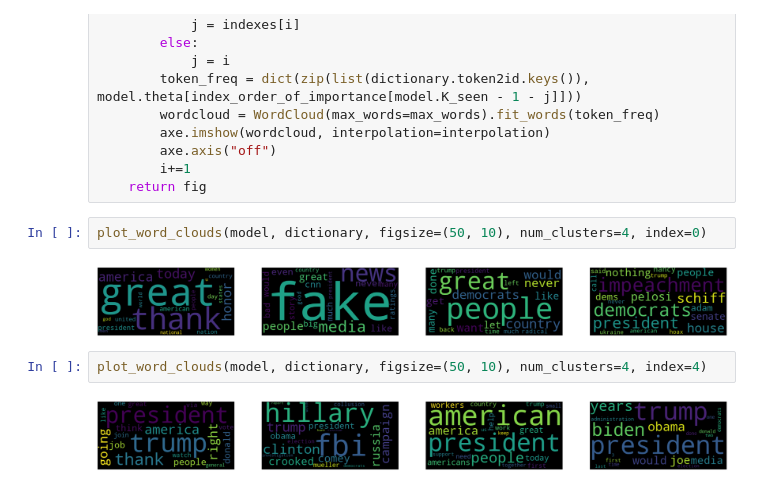
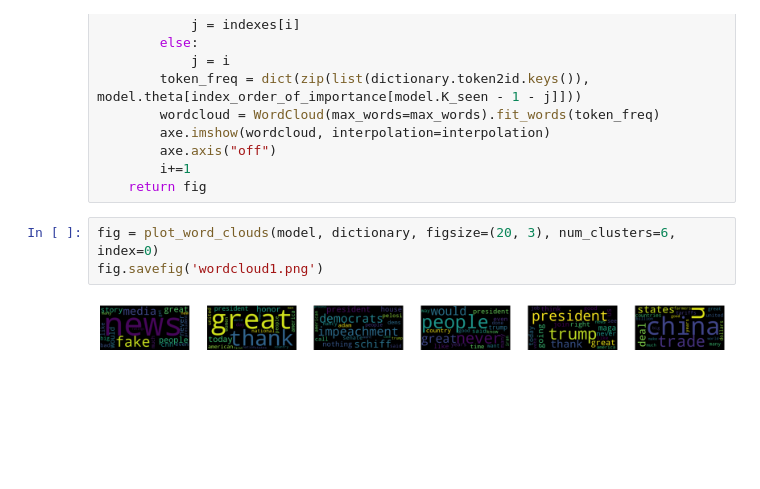
Before and after one commit to manuelgloeckler/manuelgloeckler.github.io, a Jupyter notebook: _notebooks/dirichlet_tweet_cluster.ipynb, the cells around one changed output. Cells and saved outputs as stored; diff of their text form; blank space fills up the shorter version.

```diff
--- a/_notebooks/dirichlet_tweet_cluster.ipynb
+++ b/_notebooks/dirichlet_tweet_cluster.ipynb
@@ -273,10 +273,7 @@ def plot_word_clouds(model, dictionary, num_clusters=20, max_words = 20, figsize
         i+=1
     return fig
 # %%
-plot_word_clouds(model, dictionary, figsize=(50, 10), num_clusters=4, index=0)
+fig = plot_word_clouds(model, dictionary, figsize=(20, 3), num_clusters=6, index=0)
+fig.savefig('wordcloud1.png')
 # %% [output]
-[figure, old version]
+[figure, new version]
-# %%
-plot_word_clouds(model, dictionary, figsize=(50, 10), num_clusters=4, index=4)
-# %% [output]
-[figure, removed]
```
Also changed, not shown: parts of 8 cells of this notebook, 5 other files.
